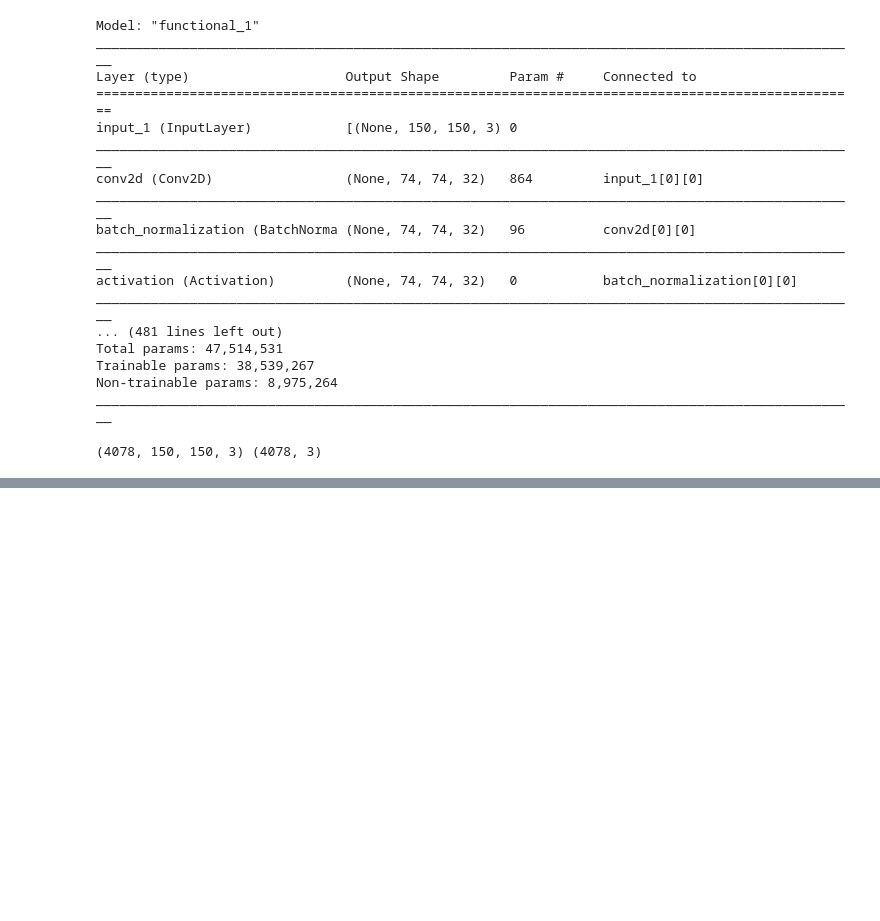
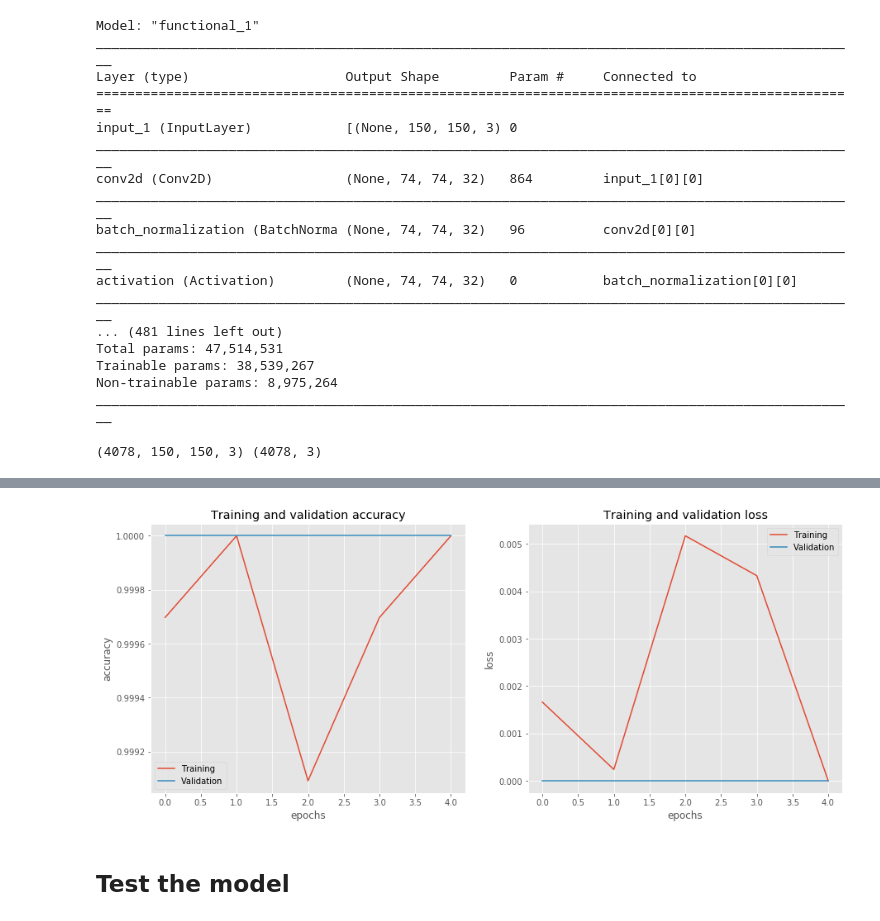
Before and after one commit to bnati5/FaceMe, a Jupyter notebook: notebooks/Training-model.ipynb, the cells around one changed output, grey strips where cells are left out. Drawn from its saved outputs; the diff is of its cells as text; code cells hidden in the pictures; blank space fills up the shorter version.

Commit message:
Training of model to be still worked on.

```diff
--- a/notebooks/Training-model.ipynb
+++ b/notebooks/Training-model.ipynb
@@ -70,8 +70,6 @@ Total params: 47,514,531
 Trainable params: 38,539,267
 Non-trainable params: 8,975,264
 __________________________________________________________________________________________________
-# %%
-model.compile(optimizer='adam', loss='categorical_crossentropy', metrics=['acc'])
 # %%
 #load features and target numpy
 features = np.load('../data/features.npy')
@@ -84,4 +82,4 @@ print(features.shape, target.shape)
 # Normalize
 features = features / 255.
 # %%
-X_train, X_test, Y_train, Y_test = train_test_split(features, target, test_size=0.3)
+X_train, X_test, Y_train, Y_test = train_test_split(features, target, test_size=0.1)
@@ -122,0 +86,9 @@ Epoch 24/25
+# %%
+model.compile(optimizer='adam',
+              loss=tf.losses.categorical_crossentropy,
+              metrics=['acc'])
+
+H = model.fit(X_train,
+                    Y_train,
+                    epochs=5,
+                    validation_split=0.1)
@@ -122,0 +106,26 @@ Epoch 24/25
+# %%
+# PLOT LOSS AND ACCURACY
+acc = H.history['acc']
+val_acc = H.history['val_acc']
+loss = H.history['loss']
+val_loss = H.history['val_loss']
+
+plt.figure(figsize=(15, 6))
+plt.subplot(121)
+plt.plot(acc, label='Training')
+plt.plot(val_acc, label='Validation')
+plt.title('Training and validation accuracy')
+plt.xlabel('epochs')
+plt.ylabel('accuracy')
+plt.legend()
+
+plt.subplot(122)
+plt.plot(loss, label='Training')
+plt.plot(val_loss, label='Validation')
+plt.title('Training and validation loss')
+plt.xlabel('epochs')
+plt.ylabel('loss')
+plt.legend()
+plt.show()
+# %% [output]
+[figure, added]
@@ -122,0 +134,2 @@ Epoch 24/25
+# %% [markdown]
+## Test the model
```
Also changed, not shown: parts of 10 cells of this notebook, 1 other file.
